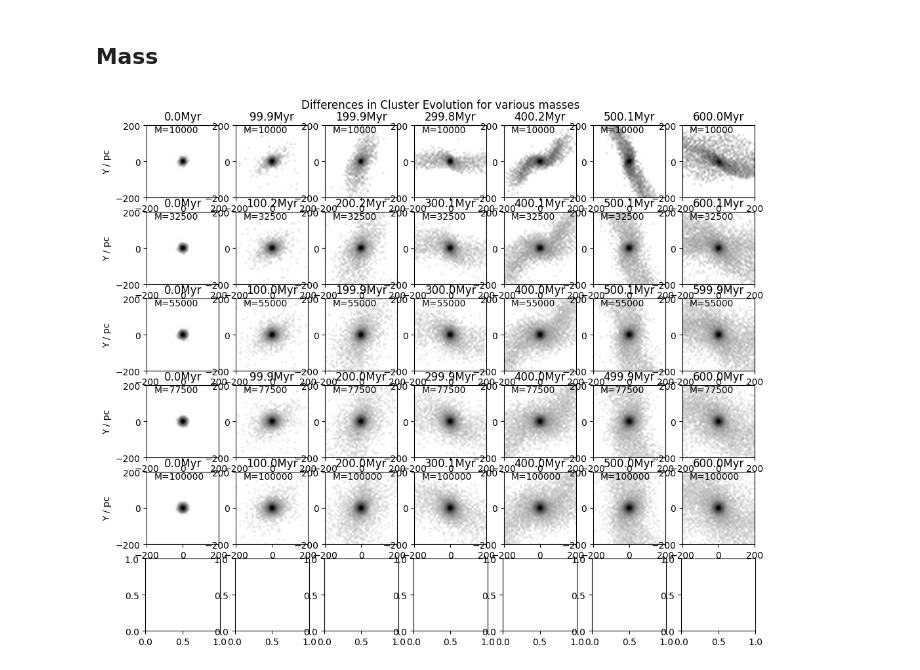
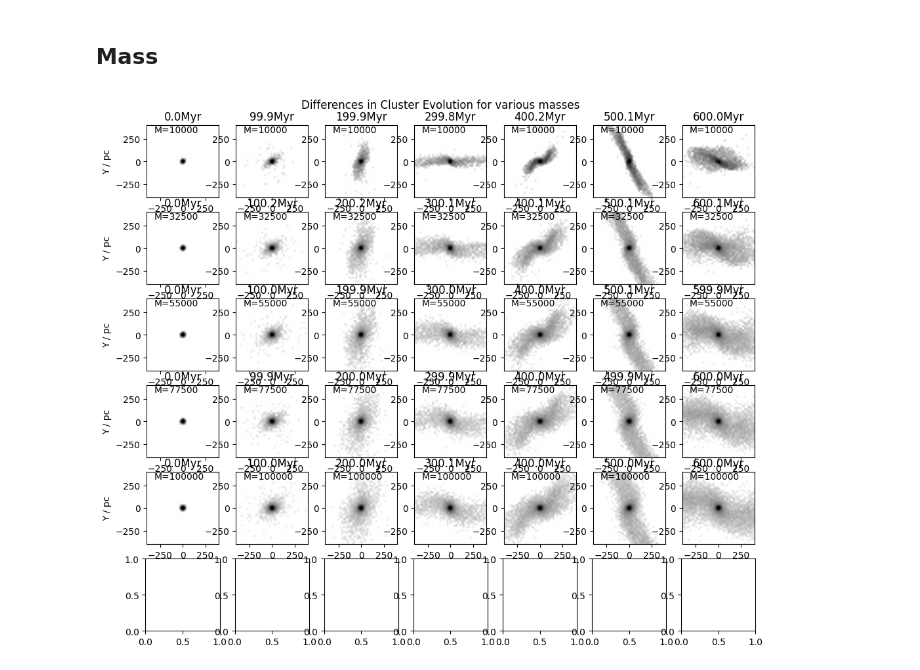
Before and after one commit to RSPicken2/stellar-streams, a Jupyter notebook: GlobularClusters.ipynb, the cells around one changed output. Drawn from its saved outputs; the diff is of its cells as text; code cells hidden in the pictures.

```diff
--- a/GlobularClusters.ipynb
+++ b/GlobularClusters.ipynb
@@ -171,19 +179,21 @@ experiment_path = source + '/Mass'
 
 runs_data = get_runs_data(experiment_path, times)
 # %%
+
+
 fig, axes = plt.subplots(len(runs), len(times), figsize=(12, 10))
-offset=200
+offset=400
 
 
 for i, (run, (data, _, Myr_per_Nbody)) in enumerate(runs_data.items()):
     for j, (time, df) in enumerate(data.items()):
         ax = axes[i][j]
         plot_clustergram(fig, ax, df['X'], df['Y'], offset=offset, label=f'M={run}',
                          xlbl='X / pc' if i == len(runs)-1 else '',
                          ylbl='Y / pc' if j==0 else '',
                          title=f'{df.attrs['Time']:.1f}Myr')
 
 plt.suptitle(r'Differences in Cluster Evolution for various masses', y=0.92)
 plt.show()
 # %% [output]
-[figure, old version]
+[figure, new version]
```
Also changed, not shown: parts of 2 cells of this notebook, 2 other files.
